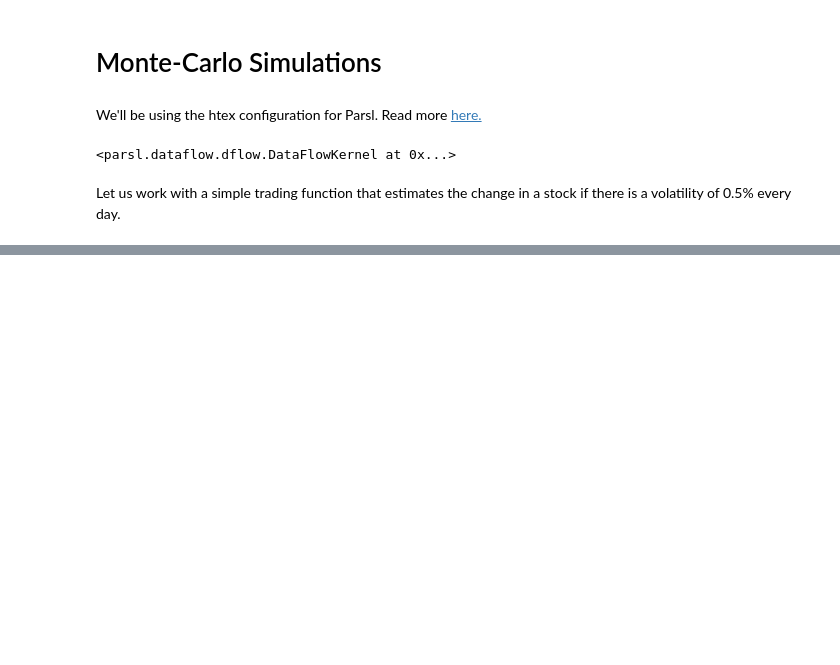
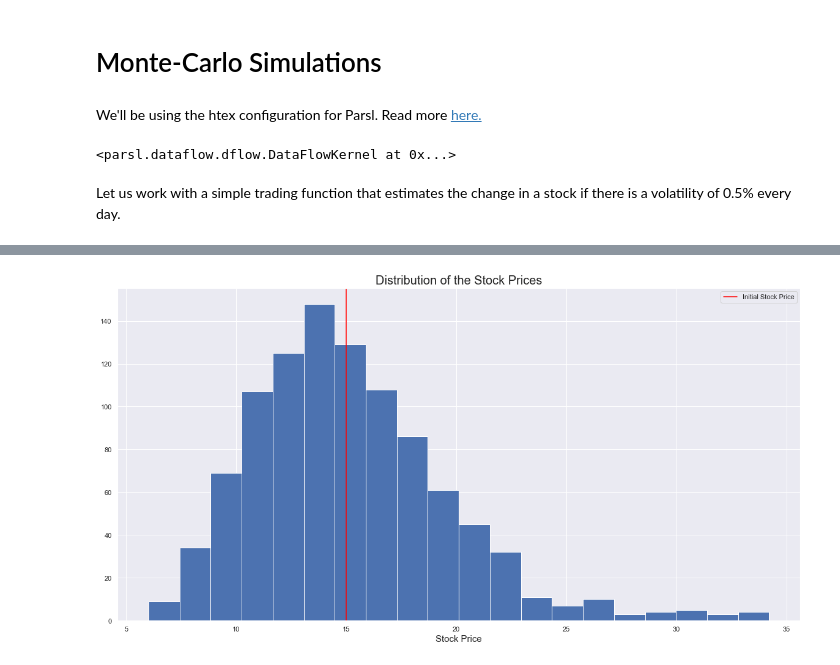
Before and after one commit to Parsl/parallel_patterns, a Jupyter notebook: Monte-Carlo Simulations.ipynb, the cells around one changed output, grey strips where cells are left out. Drawn from its saved outputs; the diff is of its cells as text; code cells hidden in the pictures; blank space fills up the shorter version.

```diff
--- a/Monte-Carlo Simulations.ipynb
+++ b/Monte-Carlo Simulations.ipynb
@@ -47,0 +51,13 @@ Mean Stock Price:  14.997282534086265
+# %%
+import matplotlib.pyplot as plt
+import seaborn as sns; sns.set()
+
+plt.figure(figsize=(20,10))
+plt.hist(final_prices, bins=20)
+plt.title('Distribution of the Stock Prices', fontsize=20)
+plt.axvline(15, color='red', label='Initial Stock Price')
+plt.xlabel('Stock Price', fontsize=15)
+plt.legend()
+plt.show()
+# %% [output]
+[figure, added]
```
Also changed, not shown: parts of 4 cells of this notebook, 11 other files.
